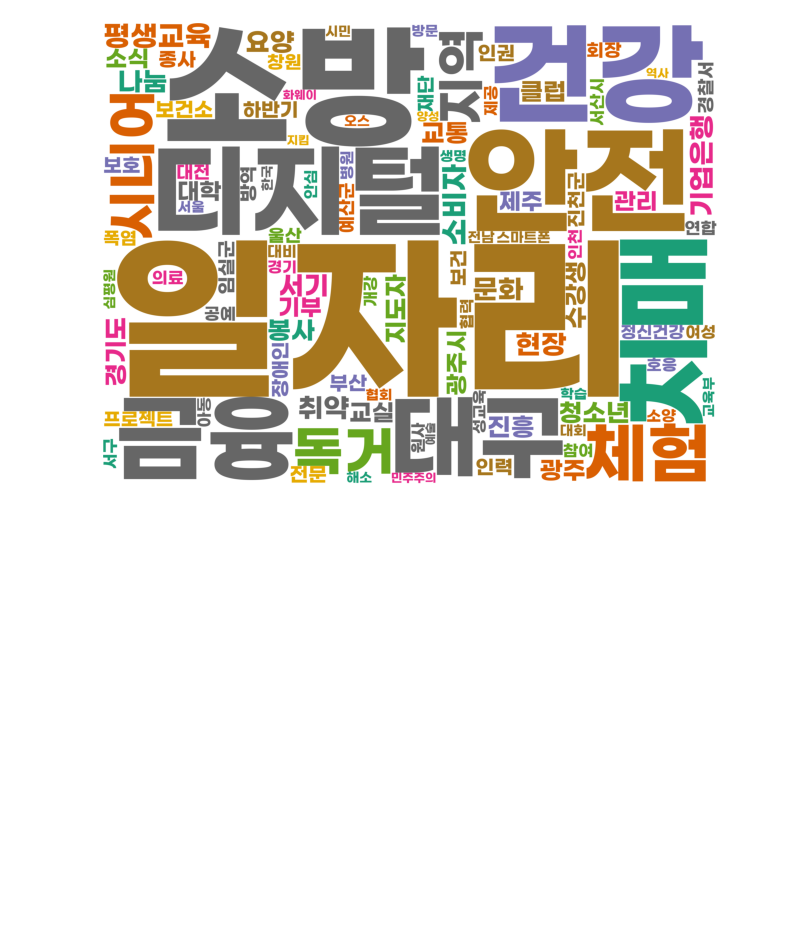
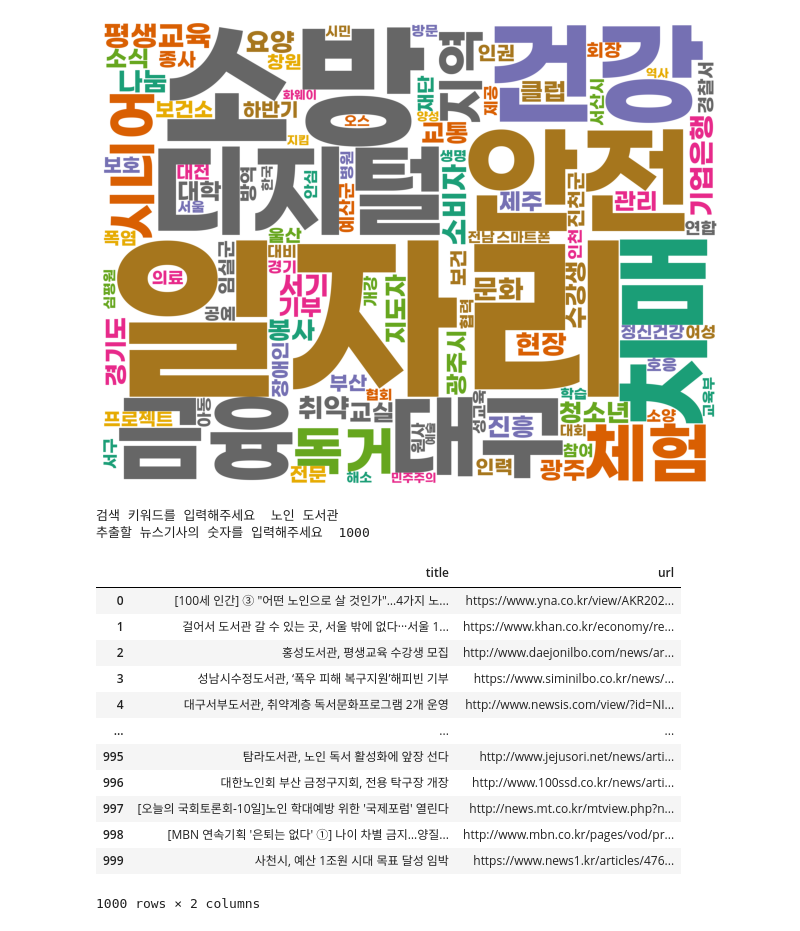
Before and after one commit to kyunakim/everybodys_lib, a Jupyter notebook: hanni/newsjeans.ipynb, the cells around one changed output. Cells and saved outputs as stored; diff of their text form; code cells hidden in the pictures; blank space fills up the shorter version.

```diff
--- a/hanni/newsjeans.ipynb
+++ b/hanni/newsjeans.ipynb
@@ -535,3 +535,55 @@ plt.axis('off') #축 지우기
 # %% [output]
 (-0.5, 3999.5, 2999.5, -0.5)
 [figure]
+# %%
+from bs4 import BeautifulSoup
+import urllib
+import urllib.request as rq
+import pandas as pd
+
+global news_df
+
+def News():
+    global news_df
+
+    keyword = input('검색 키워드를 입력해주세요 ')
+    keyword = urllib.parse.quote(keyword) #퍼센트인코딩 #URL에 문자를 표현하는 인코딩방법(URL에 한글이 섞이면 오류 발생)
+    num = int(input('추출할 뉴스기사의 숫자를 입력해주세요 '))
+
+    news_df = pd.DataFrame(columns=['title','url'])
+
+    page_num=1
+    i=0 #크롤링한 기사의 수
+    while num > i:
+        url = 'https://search.naver.com/search.naver?where=news&sm=tab_jum&query='+keyword+'&start='+str(page_num)
+        html = rq.urlopen(url)
+        bs = BeautifulSoup(html,'html.parser') ##html_doc 데이터를 html.parser로 파싱한 뒤 BeautifulSoup 객체를 생성해서 bs 변수에 넣음
+        texts = bs.find_all(class_='news_tit')
+
+        for text in texts:
+            news_df.loc[i,'title'] = text.get_text()
+            news_df.loc[i,'url'] = text.get('href')
+            # news_df.loc[i,'url'] = text['href']
+            i +=1
+            if i == num:
+                break
+        page_num +=10
+    return news_df
+
+News()
+# %% [output]
+검색 키워드를 입력해주세요  노인 도서관
+추출할 뉴스기사의 숫자를 입력해주세요  1000
+|  | title | url |
+| 0 | [100세 인간] ③ "어떤 노인으로 살 것인가"…4가지 노... | https://www.yna.co.kr/view/AKR202... |
+| 1 | 걸어서 도서관 갈 수 있는 곳, 서울 밖에 없다···서울 1... | https://www.khan.co.kr/economy/re... |
+| 2 | 홍성도서관, 평생교육 수강생 모집 | http://www.daejonilbo.com/news/ar... |
+| 3 | 성남시수정도서관, ‘폭우 피해 복구지원’해피빈 기부 | https://www.siminilbo.co.kr/news/... |
+| 4 | 대구서부도서관, 취약계층 독서문화프로그램 2개 운영 | http://www.newsis.com/view/?id=NI... |
+| ... | ... | ... |
+| 995 | 탐라도서관, 노인 독서 활성화에 앞장 선다 | http://www.jejusori.net/news/arti... |
+| 996 | 대한노인회 부산 금정구지회, 전용 탁구장 개장 | http://www.100ssd.co.kr/news/arti... |
+| 997 | [오늘의 국회토론회-10일]노인 학대예방 위한 '국제포럼' 열린다 | http://news.mt.co.kr/mtview.php?n... |
+| 998 | [MBN 연속기획 '은퇴는 없다' ①] 나이 차별 금지…양질... | http://www.mbn.co.kr/pages/vod/pr... |
+| 999 | 사천시, 예산 1조원 시대 목표 달성 임박 | https://www.news1.kr/articles/476... |
+1000 rows × 2 columns
```
Also changed, not shown: parts of 6 cells of this notebook, 2 other files.
